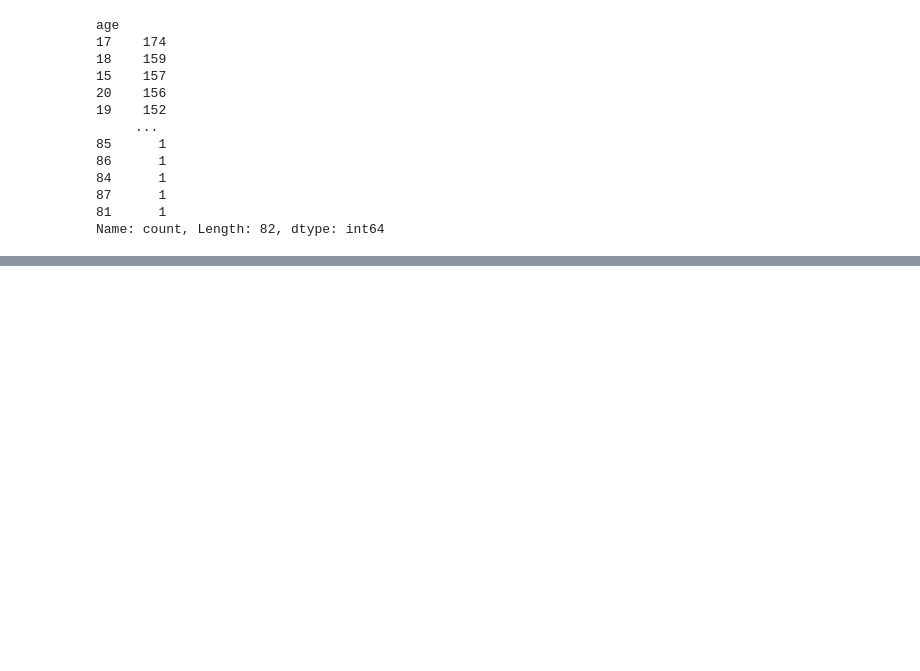
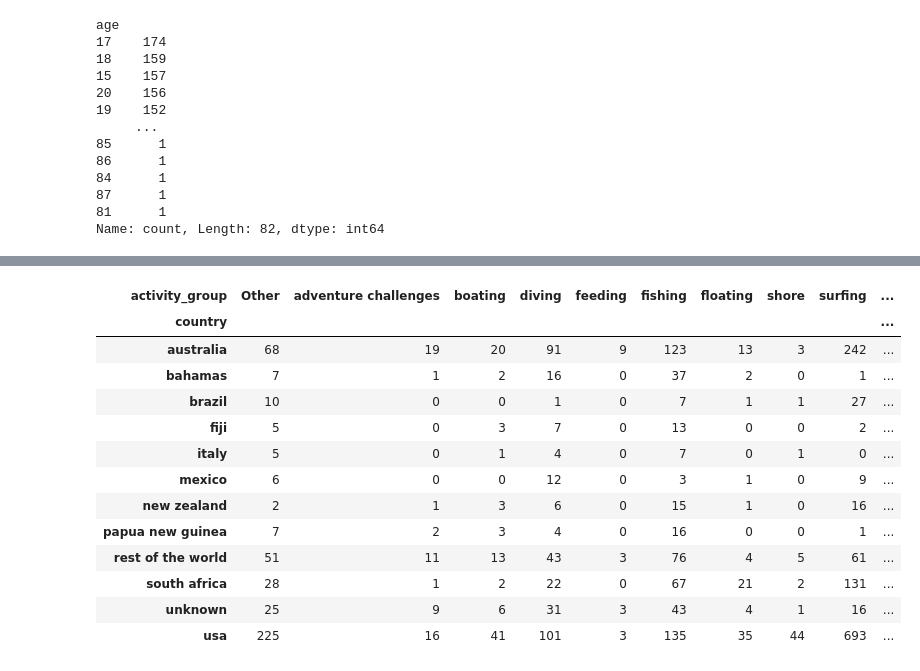
Before and after one commit to ignaciosabatell/Project-Shark-Attacks, a Jupyter notebook: Sharks_Attacks.ipynb, the cells around one changed output, grey strips where cells are left out. Saved outputs shown, nothing was run; the diff lists cells and outputs as text; code cells hidden in the pictures; blank space fills up the shorter version.

```diff
--- a/Sharks_Attacks.ipynb
+++ b/Sharks_Attacks.ipynb
@@ -555,0 +669,19 @@ Name: count, Length: 82, dtype: int64
+# %%
+df_actividad_por_pais = df.groupby(['country', 'activity_group']).size().unstack(fill_value=0)
+
+df_actividad_por_pais
+# %% [output]
+| activity_group | Other | adventure challenges | boating | diving | feeding | fishing | floating | shore | surfing | ... |
+| country |  |  |  |  |  |  |  |  |  | ... |
+| australia | 68 | 19 | 20 | 91 | 9 | 123 | 13 | 3 | 242 | ... |
+| bahamas | 7 | 1 | 2 | 16 | 0 | 37 | 2 | 0 | 1 | ... |
+| brazil | 10 | 0 | 0 | 1 | 0 | 7 | 1 | 1 | 27 | ... |
+| fiji | 5 | 0 | 3 | 7 | 0 | 13 | 0 | 0 | 2 | ... |
+| italy | 5 | 0 | 1 | 4 | 0 | 7 | 0 | 1 | 0 | ... |
+| mexico | 6 | 0 | 0 | 12 | 0 | 3 | 1 | 0 | 9 | ... |
+| new zealand | 2 | 1 | 3 | 6 | 0 | 15 | 1 | 0 | 16 | ... |
+| papua new guinea | 7 | 2 | 3 | 4 | 0 | 16 | 0 | 0 | 1 | ... |
+| rest of the world | 51 | 11 | 13 | 43 | 3 | 76 | 4 | 5 | 61 | ... |
+| south africa | 28 | 1 | 2 | 22 | 0 | 67 | 21 | 2 | 131 | ... |
+| unknown | 25 | 9 | 6 | 31 | 3 | 43 | 4 | 1 | 16 | ... |
+| usa | 225 | 16 | 41 | 101 | 3 | 135 | 35 | 44 | 693 | ... |
```
Also changed, not shown: parts of 21 cells of this notebook.
